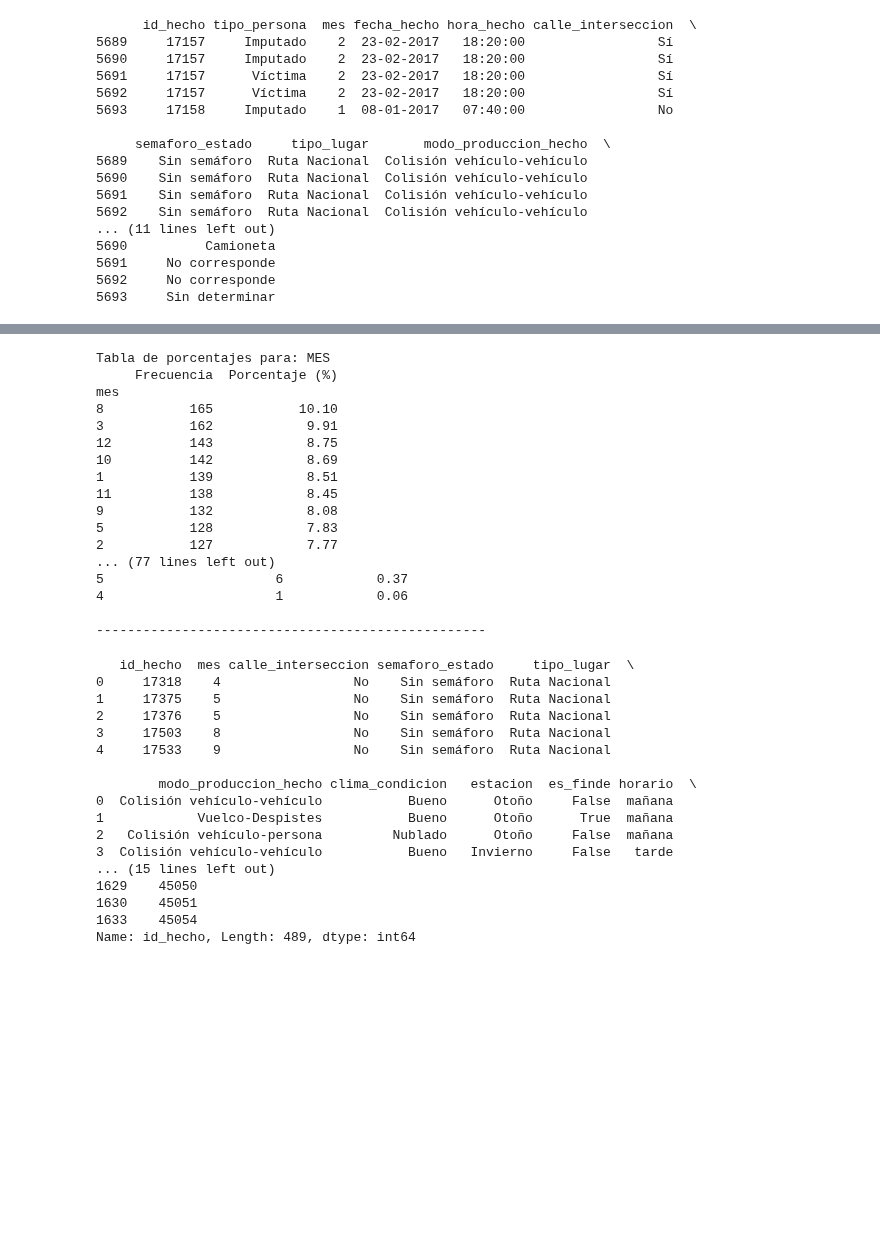
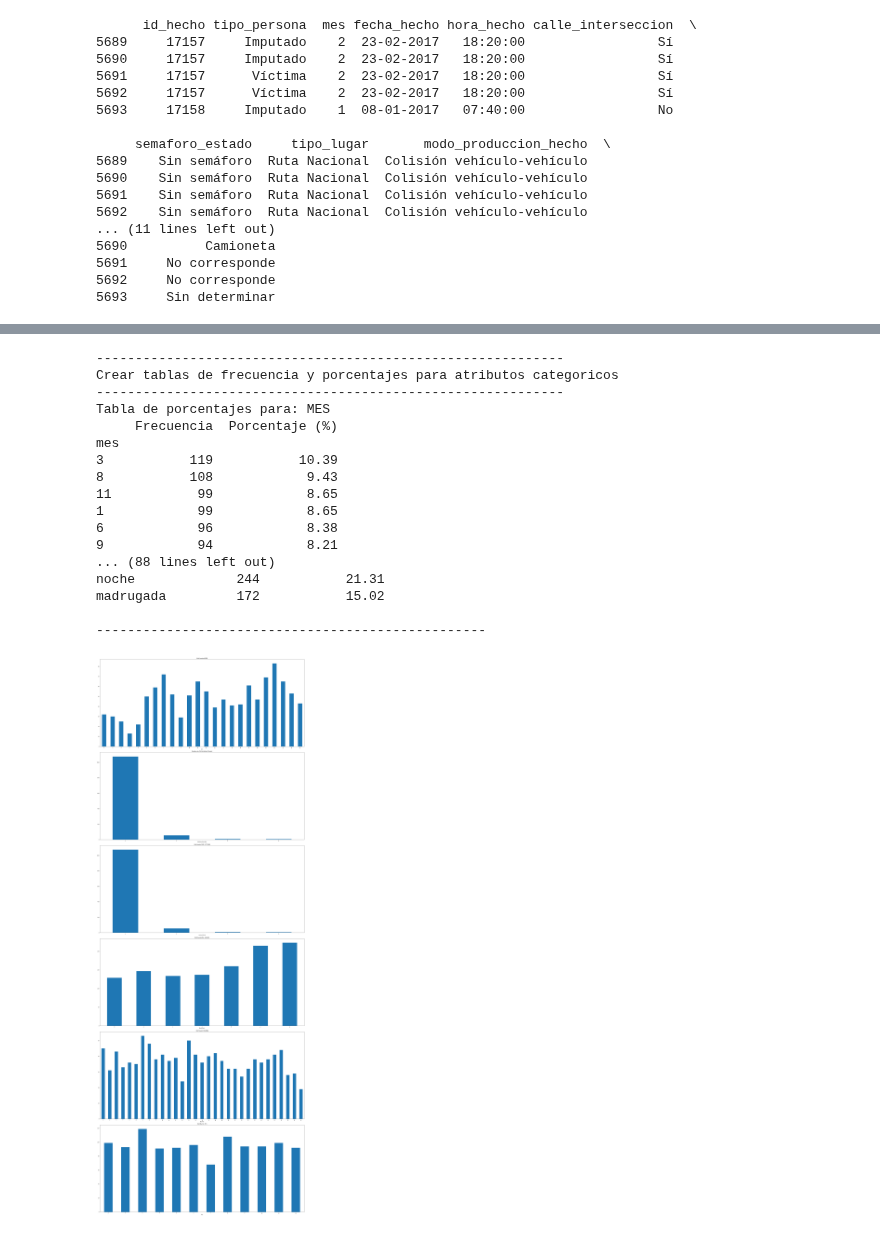
Before and after one commit to DevMaxiRivas/ml-accidentes-transito, a Jupyter notebook: code.ipynb, the cells around one changed output, grey strips where cells are left out. Drawn from its saved outputs; the diff is of its cells as text; code cells hidden in the pictures; blank space fills up the shorter version.

```diff
--- a/code.ipynb
+++ b/code.ipynb
@@ -251,3 +259,6 @@ Name: count, dtype: int64
+# %%
+# Eliminacion de valores faltantes
+accidente_vars.dropna(inplace=True)
 # %%
 # Filtramos solo los accidentes que no involucren ciertos tipos de vehiculo
 accidente_tipo_vehiculo = [
@@ -458,20 +497,8 @@ mostrarGraficos(accidente_vars, data, 4, 2, (16,30))
 # %%
-# Lista de atributos categóricos
-atributos_categoricos = [
-    "mes",
-    "semaforo_estado",
-    "clima_condicion",
-    "tipo_lugar",
-    "modo_produccion_hecho",
-    "calle_interseccion",
-    "inculpado_vehiculo",
-    "num_imputados",
-    "num_victimas"
-]
+printTitle("Crear tablas de frecuencia y porcentajes para atributos categoricos")
 
-# Crear tablas de frecuencia y porcentajes para cada atributo
-for atributo in atributos_categoricos:
-    print(f"Tabla de porcentajes para: {obtenerTituloColumna(atributo)}")
+for atributo in variables_categoricas:
+    print(f"Tabla de porcentajes para: {getColumnTitle(atributo)}")
     # Columna de frecuencia
     frecuencia = accidente_vars[atributo].value_counts()
     # Columna de porcentaje
@@ -483,42 +510,20 @@ for atributo in atributos_categoricos:
     print(tabla)
     print("\n" + "-" * 50 + "\n")
 # %% [output]
+------------------------------------------------------------
+Crear tablas de frecuencia y porcentajes para atributos categoricos
+------------------------------------------------------------
 Tabla de porcentajes para: MES
      Frecuencia  Porcentaje (%)
 mes
-8           165           10.10
-3           162            9.91
-12          143            8.75
-10          142            8.69
-1           139            8.51
-11          138            8.45
-9           132            8.08
-5           128            7.83
-2           127            7.77
-... (77 lines left out)
-5                      6            0.37
-4                      1            0.06
+3           119           10.39
+8           108            9.43
+11           99            8.65
+1            99            8.65
+6            96            8.38
+9            94            8.21
+... (88 lines left out)
+noche             244           21.31
+madrugada         172           15.02
 
 --------------------------------------------------
-# %%
-print(
-    accidente_vars.head(), accidente_vars[(accidente_vars["num_imputados"] == 0)]["id_hecho"]
-)
-# %% [output]
-   id_hecho  mes calle_interseccion semaforo_estado     tipo_lugar  \
-0     17318    4                 No    Sin semáforo  Ruta Nacional
-1     17375    5                 No    Sin semáforo  Ruta Nacional
-2     17376    5                 No    Sin semáforo  Ruta Nacional
-3     17503    8                 No    Sin semáforo  Ruta Nacional
-4     17533    9                 No    Sin semáforo  Ruta Nacional
-
-        modo_produccion_hecho clima_condicion   estacion  es_finde horario  \
-0  Colisión vehículo-vehículo           Bueno      Otoño     False  mañana
-1            Vuelco-Despistes           Bueno      Otoño      True  mañana
-2   Colisión vehículo-persona         Nublado      Otoño     False  mañana
-3  Colisión vehículo-vehículo           Bueno   Invierno     False   tarde
-... (15 lines left out)
-1629    45050
-1630    45051
-1633    45054
-Name: id_hecho, Length: 489, dtype: int64
@@ -524,0 +569,9 @@ Name: id_hecho, Length: 489, dtype: int64
+# %%
+data = []
+
+for variable in variables_numericas:
+    data.append({"name": variable})
+
+mostrarGraficosBarra(df=accidente_vars, data=data, columns=1, figsize=(30, 80))
+# %% [output]
+[figure, added]
```
Also changed, not shown: parts of 27 cells of this notebook, 1 other file.
